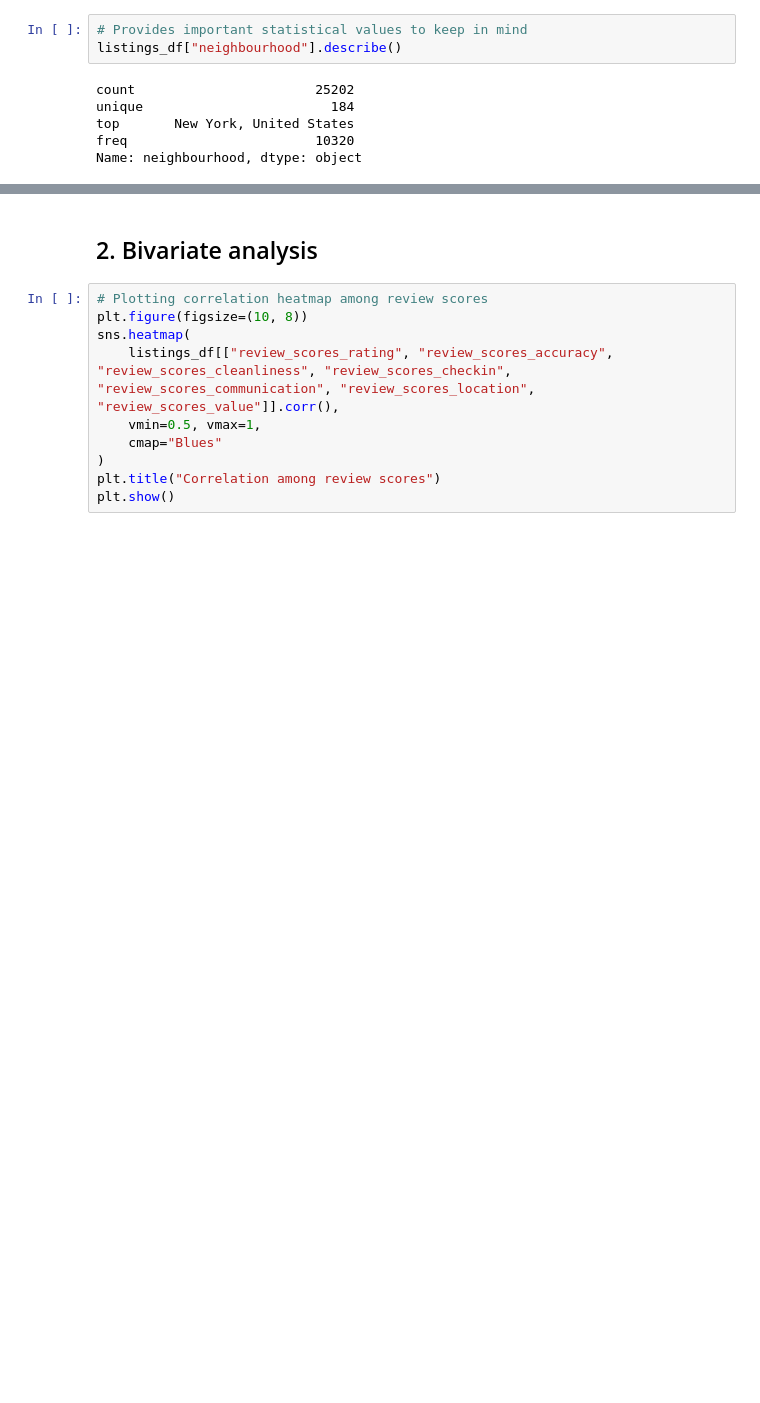
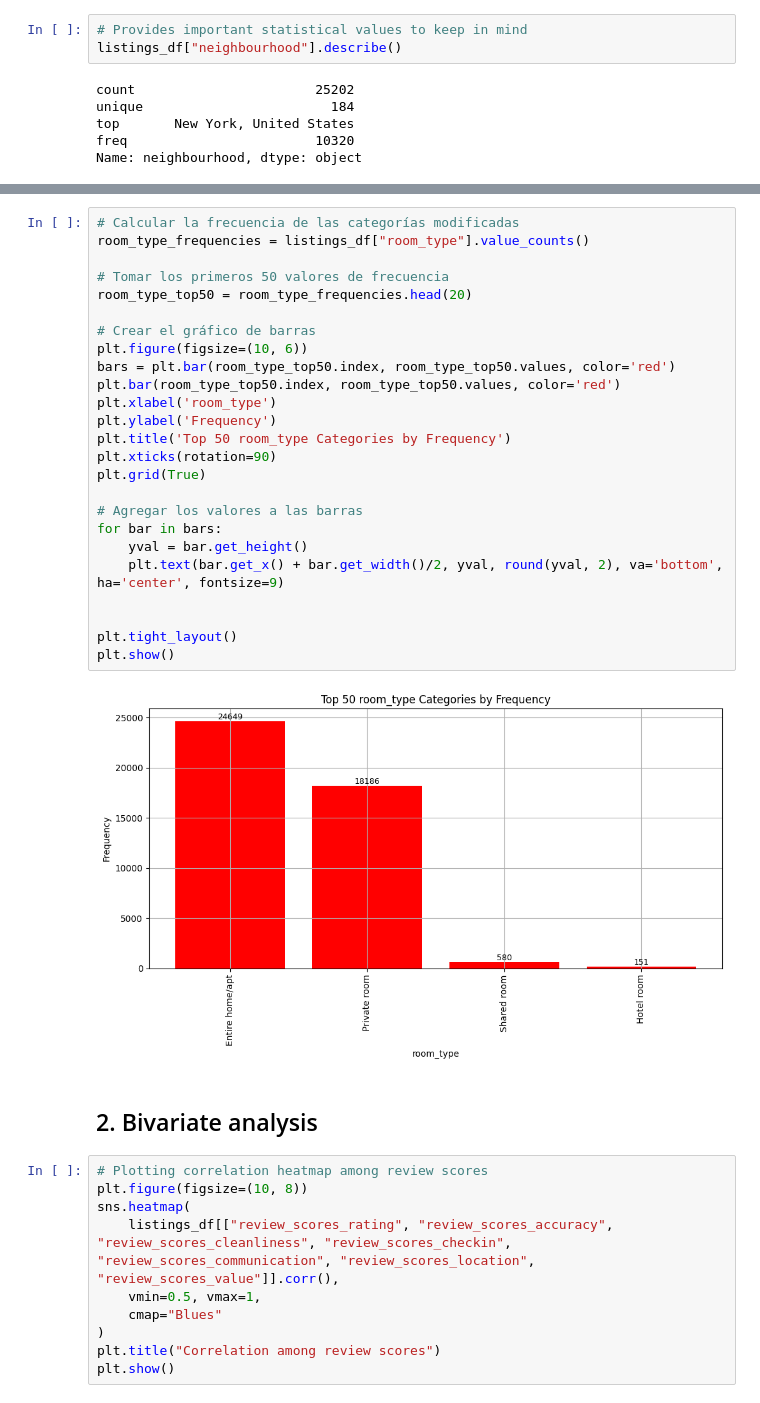
Before and after one commit to ingoscargiraldor/CDA, a Jupyter notebook: airbnb/eda.ipynb, the cells around one changed output, grey strips where cells are left out. Cells and saved outputs as stored; diff of their text form; blank space fills up the shorter version.

```diff
--- a/airbnb/eda.ipynb
+++ b/airbnb/eda.ipynb
@@ -383,3 +343,30 @@ plt.show()
+# %%
+# Calcular la frecuencia de las categorías modificadas
+room_type_frequencies = listings_df["room_type"].value_counts()
+
+# Tomar los primeros 50 valores de frecuencia
+room_type_top50 = room_type_frequencies.head(20)
+
+# Crear el gráfico de barras
+plt.figure(figsize=(10, 6))
+bars = plt.bar(room_type_top50.index, room_type_top50.values, color='red')
+plt.bar(room_type_top50.index, room_type_top50.values, color='red')
+plt.xlabel('room_type')
+plt.ylabel('Frequency')
+plt.title('Top 50 room_type Categories by Frequency')
+plt.xticks(rotation=90)
+plt.grid(True)
+
+# Agregar los valores a las barras
+for bar in bars:
+    yval = bar.get_height()
+    plt.text(bar.get_x() + bar.get_width()/2, yval, round(yval, 2), va='bottom', ha='center', fontsize=9)
+
+
+plt.tight_layout()
+plt.show()
+# %% [output]
+[figure, added]
 # %% [markdown]
 ## 2. Bivariate analysis
 # %%
```
Also changed, not shown: parts of 13 cells of this notebook.
